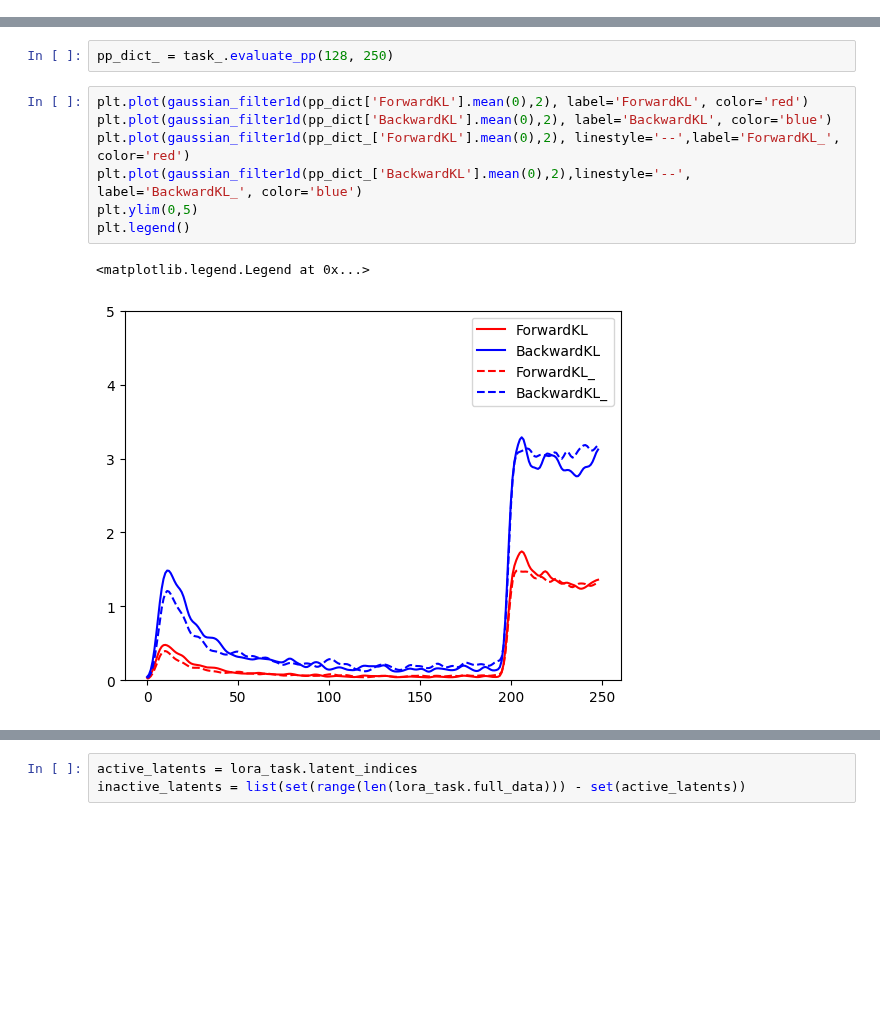
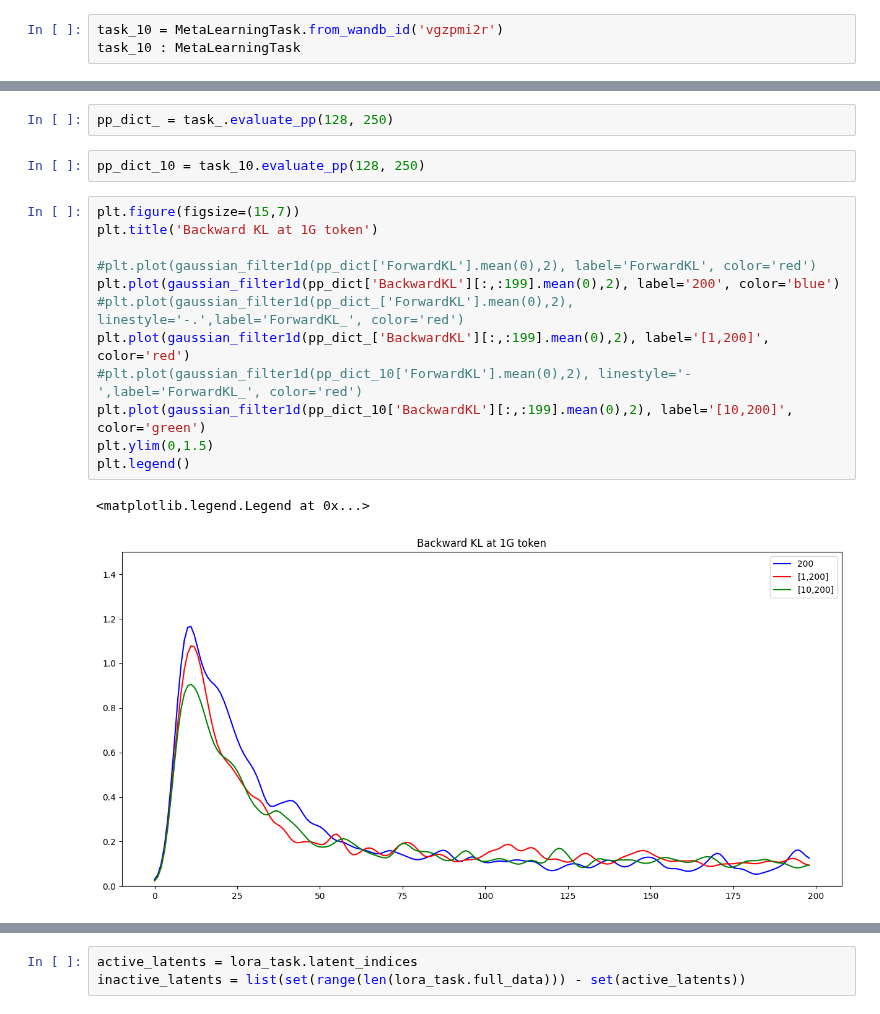
Before and after one commit to leogagnon/latent_control, a Jupyter notebook: notebooks/tune.ipynb, the cells around one changed output, grey strips where cells are left out. Cells and saved outputs as stored; diff of their text form; blank space fills up the shorter version.

```diff
--- a/notebooks/tune.ipynb
+++ b/notebooks/tune.ipynb
@@ -88,0 +89,3 @@ Loaded checkpoing : epoch=238,step=10750.ckpt
+# %%
+task_10 = MetaLearningTask.from_wandb_id('vgzpmi2r')
+task_10 : MetaLearningTask
@@ -90,16 +97,23 @@ Loaded checkpoing : epoch=238,step=10750.ckpt
 pp_dict = task.evaluate_pp(128, 250)
 # %%
 pp_dict_ = task_.evaluate_pp(128, 250)
+# %%
+pp_dict_10 = task_10.evaluate_pp(128, 250)
 # %%
-plt.plot(gaussian_filter1d(pp_dict['ForwardKL'].mean(0),2), label='ForwardKL', color='red')
-plt.plot(gaussian_filter1d(pp_dict['BackwardKL'].mean(0),2), label='BackwardKL', color='blue')
-plt.plot(gaussian_filter1d(pp_dict_['ForwardKL'].mean(0),2), linestyle='--',label='ForwardKL_', color='red')
-plt.plot(gaussian_filter1d(pp_dict_['BackwardKL'].mean(0),2),linestyle='--', label='BackwardKL_', color='blue')
-plt.ylim(0,5)
+plt.figure(figsize=(15,7))
+plt.title('Backward KL at 1G token')
+
+#plt.plot(gaussian_filter1d(pp_dict['ForwardKL'].mean(0),2), label='ForwardKL', color='red')
+plt.plot(gaussian_filter1d(pp_dict['BackwardKL'][:,:199].mean(0),2), label='200', color='blue')
+#plt.plot(gaussian_filter1d(pp_dict_['ForwardKL'].mean(0),2), linestyle='-.',label='ForwardKL_', color='red')
+plt.plot(gaussian_filter1d(pp_dict_['BackwardKL'][:,:199].mean(0),2), label='[1,200]', color='red')
+#plt.plot(gaussian_filter1d(pp_dict_10['ForwardKL'].mean(0),2), linestyle='-',label='ForwardKL_', color='red')
+plt.plot(gaussian_filter1d(pp_dict_10['BackwardKL'][:,:199].mean(0),2), label='[10,200]', color='green')
+plt.ylim(0,1.5)
 plt.legend()
 # %% [output]
 <matplotlib.legend.Legend at 0x...>
-[figure, old version]
+[figure, new version]
 # %%
 lora_task = task.make_lora_task(
     LoraConfig(r=16, target_modules="all-linear"), [[1, 0], [2, 1]]
```
Also changed, not shown: parts of 5 cells of this notebook, 4 other files.
